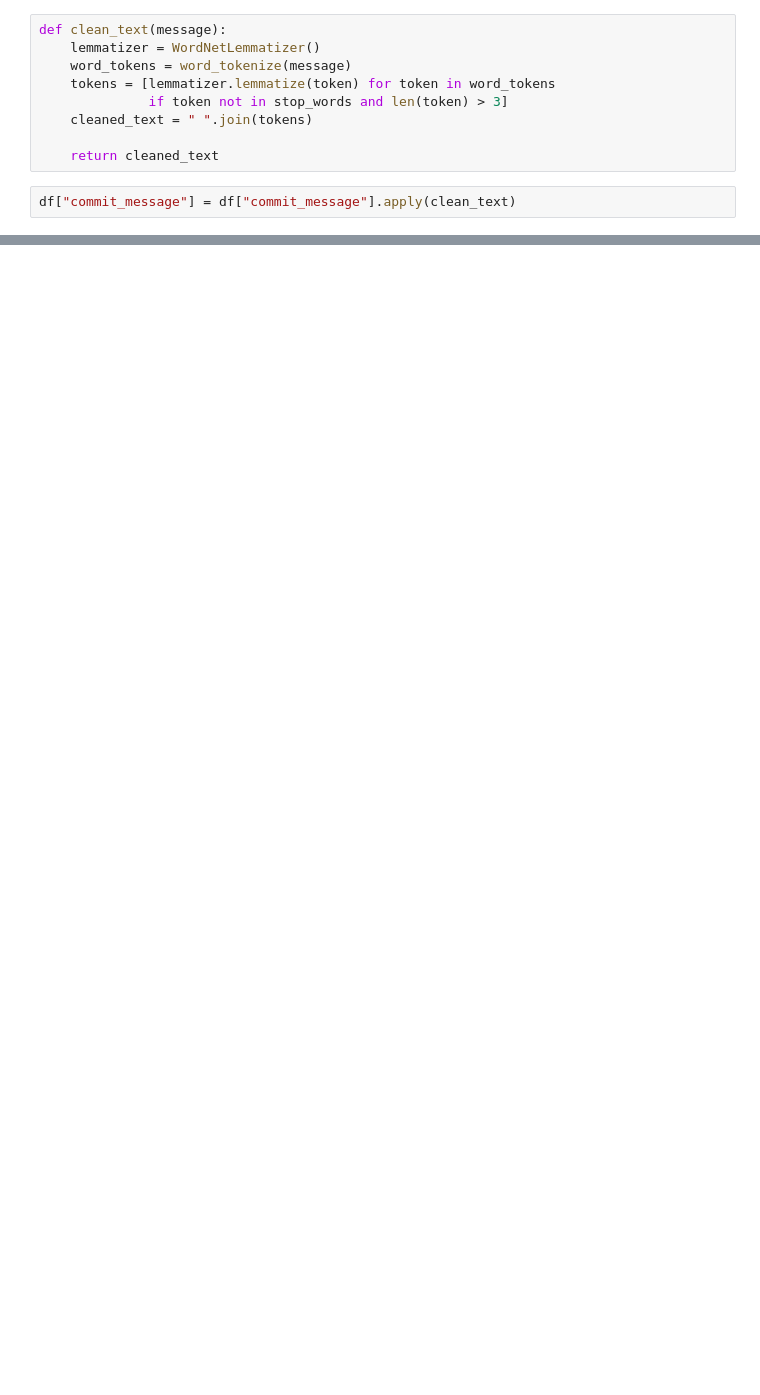
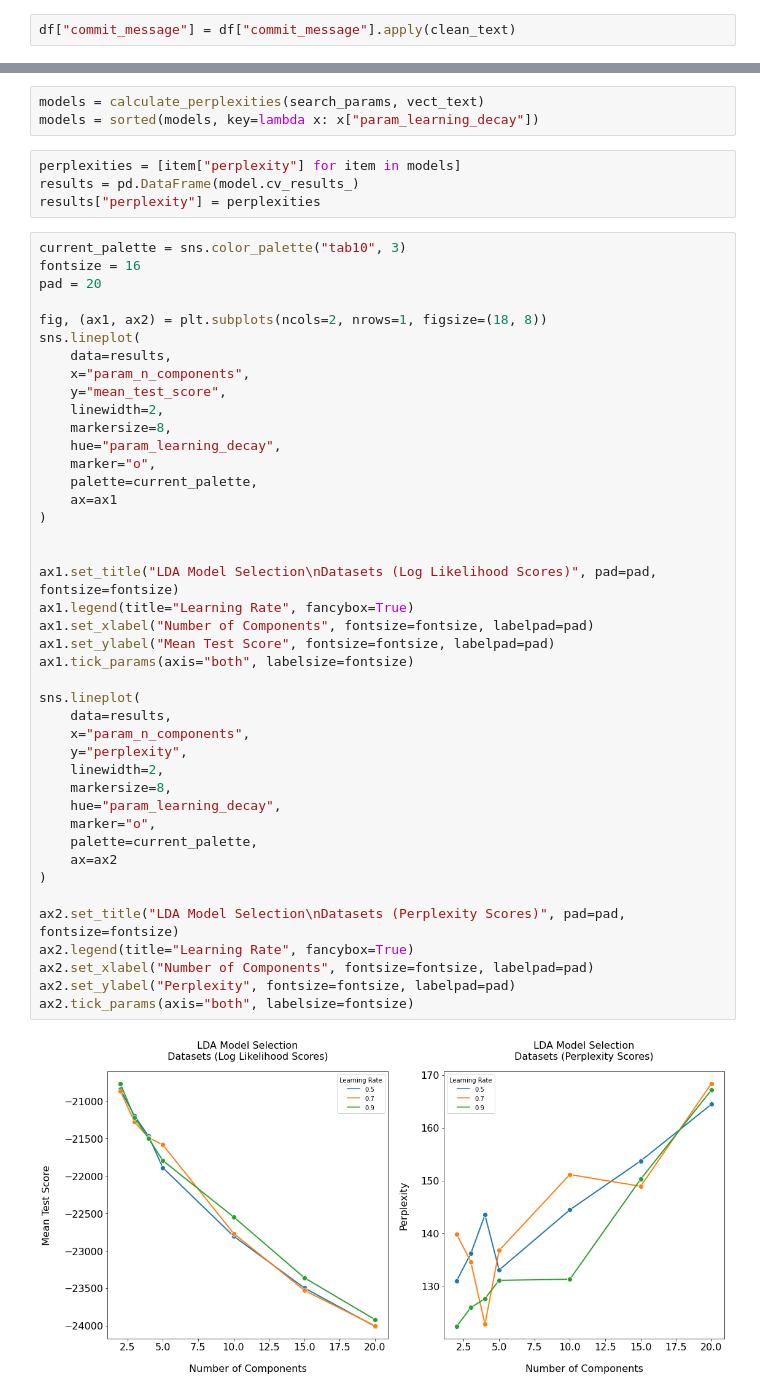
Before and after one commit to Elang89/hf-evolution, a Jupyter notebook: notebooks/dataset_topics.ipynb, the cells around one changed output, grey strips where cells are left out. Saved outputs shown, nothing was run; the diff lists cells and outputs as text; blank space fills up the shorter version.

```diff
--- a/notebooks/dataset_topics.ipynb
+++ b/notebooks/dataset_topics.ipynb
@@ -44,11 +61,2 @@ df.describe()
-# %%
-def clean_text(message):
-    lemmatizer = WordNetLemmatizer()
-    word_tokens = word_tokenize(message)
-    tokens = [lemmatizer.lemmatize(token) for token in word_tokens
-              if token not in stop_words and len(token) > 3]
-    cleaned_text = " ".join(tokens)
-
-    return cleaned_text
 # %%
 df["commit_message"] = df["commit_message"].apply(clean_text)
@@ -155,0 +89,51 @@ print(lsa_model.components_)
+# %%
+models = calculate_perplexities(search_params, vect_text)
+models = sorted(models, key=lambda x: x["param_learning_decay"])
+# %%
+perplexities = [item["perplexity"] for item in models]
+results = pd.DataFrame(model.cv_results_)
+results["perplexity"] = perplexities
+# %%
+current_palette = sns.color_palette("tab10", 3)
+fontsize = 16
+pad = 20
+
+fig, (ax1, ax2) = plt.subplots(ncols=2, nrows=1, figsize=(18, 8))
+sns.lineplot(
+    data=results,
+    x="param_n_components",
+    y="mean_test_score",
+    linewidth=2,
+    markersize=8,
+    hue="param_learning_decay",
+    marker="o",
+    palette=current_palette,
+    ax=ax1
+)
+
+
+ax1.set_title("LDA Model Selection\nDatasets (Log Likelihood Scores)", pad=pad, fontsize=fontsize)
+ax1.legend(title="Learning Rate", fancybox=True)
+ax1.set_xlabel("Number of Components", fontsize=fontsize, labelpad=pad)
+ax1.set_ylabel("Mean Test Score", fontsize=fontsize, labelpad=pad)
+ax1.tick_params(axis="both", labelsize=fontsize)
+
+sns.lineplot(
+    data=results,
+    x="param_n_components",
+    y="perplexity",
+    linewidth=2,
+    markersize=8,
+    hue="param_learning_decay",
+    marker="o",
+    palette=current_palette,
+    ax=ax2
+)
+
+ax2.set_title("LDA Model Selection\nDatasets (Perplexity Scores)", pad=pad, fontsize=fontsize)
+ax2.legend(title="Learning Rate", fancybox=True)
+ax2.set_xlabel("Number of Components", fontsize=fontsize, labelpad=pad)
+ax2.set_ylabel("Perplexity", fontsize=fontsize, labelpad=pad)
+ax2.tick_params(axis="both", labelsize=fontsize)
+# %% [output]
+[figure, added]
```
Also changed, not shown: parts of 32 cells of this notebook, 23 other files.
